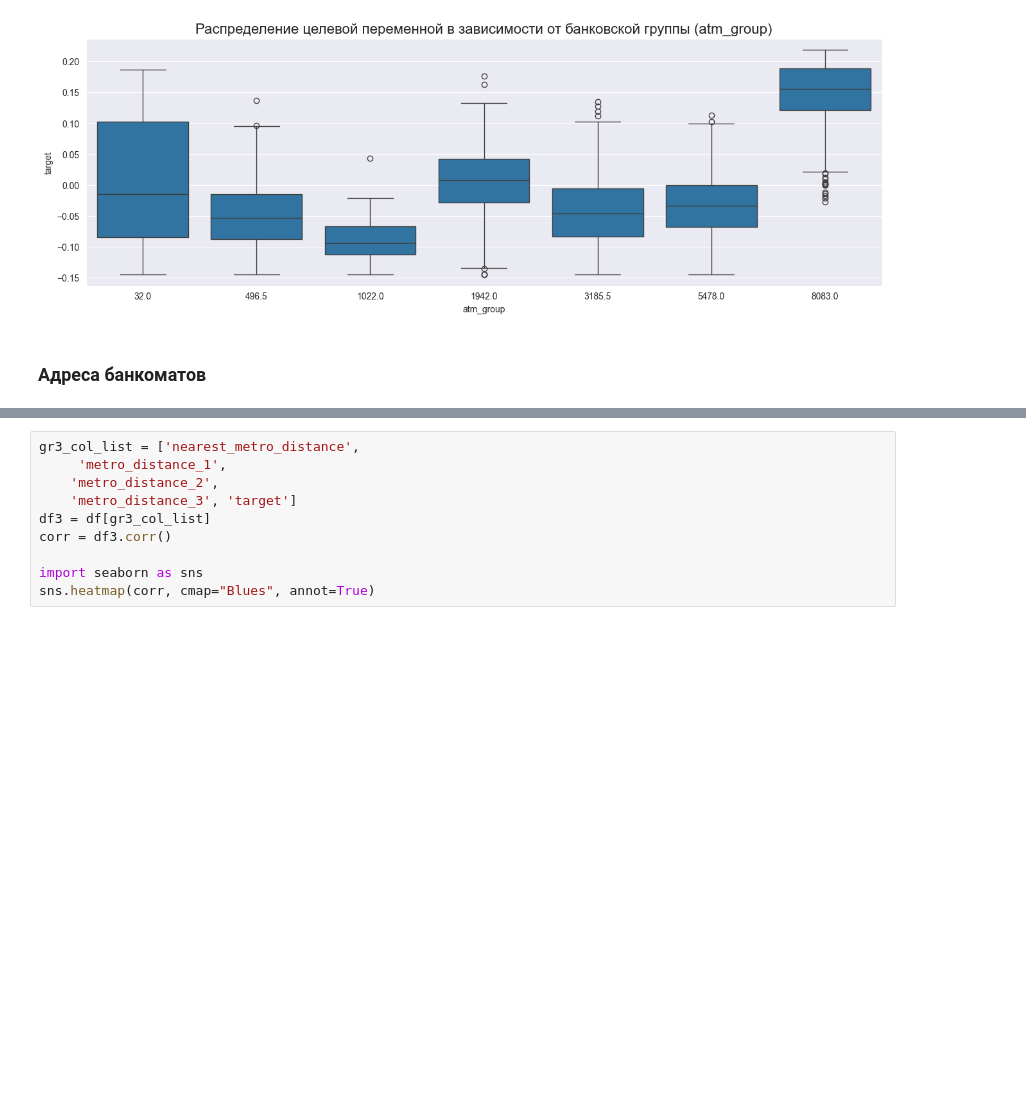
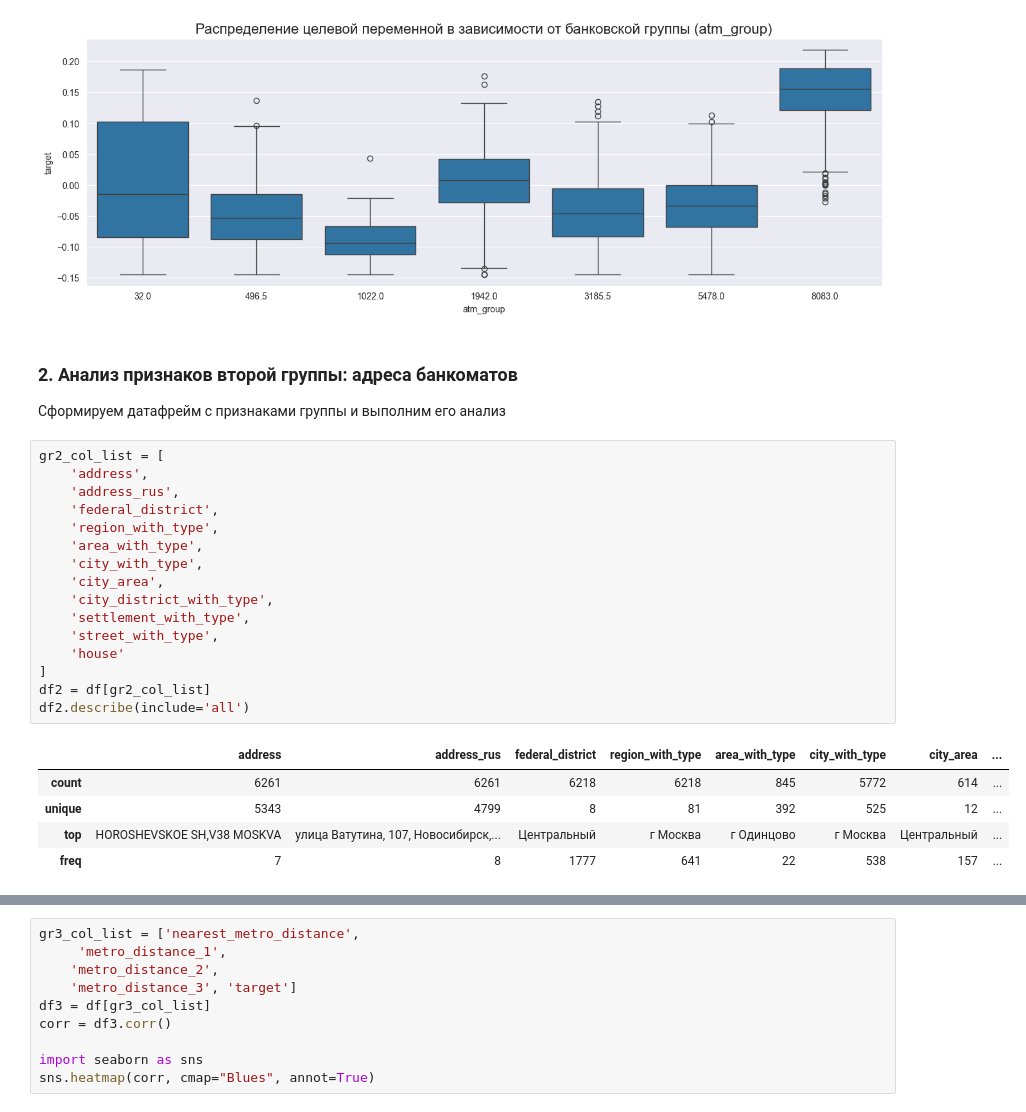
Before and after one commit to SeVlVershinin/atm-project, a Jupyter notebook: eda/eda.ipynb, the cells around one changed output, grey strips where cells are left out. Cells and saved outputs as stored; diff of their text form; blank space fills up the shorter version.

Commit message:
address feature description added

```diff
--- a/eda/eda.ipynb
+++ b/eda/eda.ipynb
@@ -219,4 +217,27 @@ plt.show()
 # %% [output]
 [figure]
 # %% [markdown]
-### Адреса банкоматов
+### 2. Анализ признаков второй группы: адреса банкоматов
+Сформируем датафрейм с признаками группы и выполним его анализ
+# %%
+gr2_col_list = [
+    'address',
+    'address_rus',
+    'federal_district',
+    'region_with_type',
+    'area_with_type',
+    'city_with_type',
+    'city_area',
+    'city_district_with_type',
+    'settlement_with_type',
+    'street_with_type',
+    'house'
+]
+df2 = df[gr2_col_list]
+df2.describe(include='all')
+# %% [output]
+|  | address | address_rus | federal_district | region_with_type | area_with_type | city_with_type | city_area | ... |
+| count | 6261 | 6261 | 6218 | 6218 | 845 | 5772 | 614 | ... |
+| unique | 5343 | 4799 | 8 | 81 | 392 | 525 | 12 | ... |
+| top | HOROSHEVSKOE SH,V38 MOSKVA | улица Ватутина, 107, Новосибирск,... | Центральный | г Москва | г Одинцово | г Москва | Центральный | ... |
+| freq | 7 | 8 | 1777 | 641 | 22 | 538 | 157 | ... |
```
Also changed, not shown: parts of 5 cells of this notebook.
